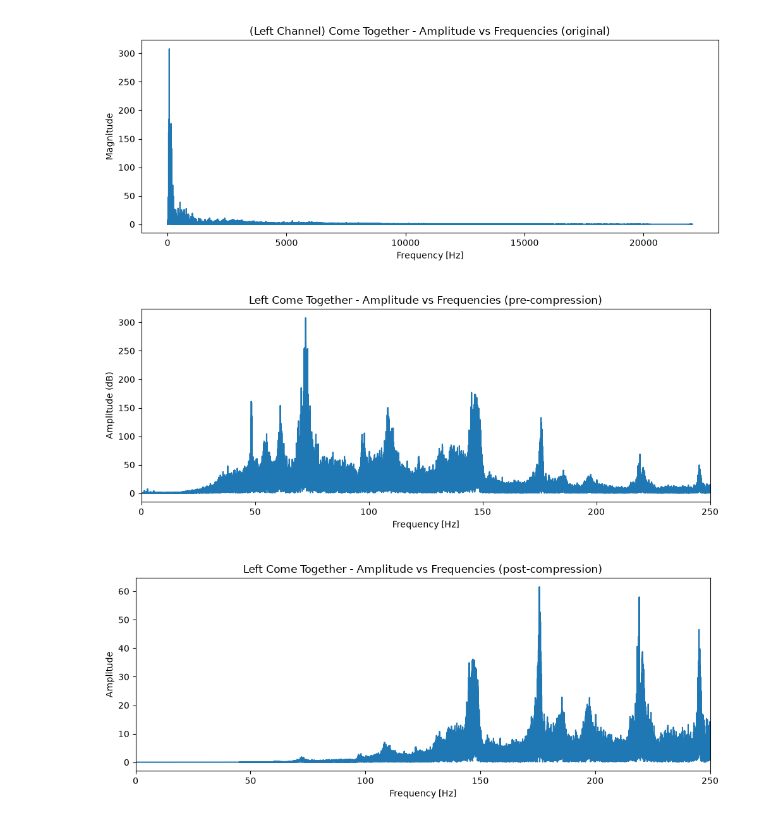
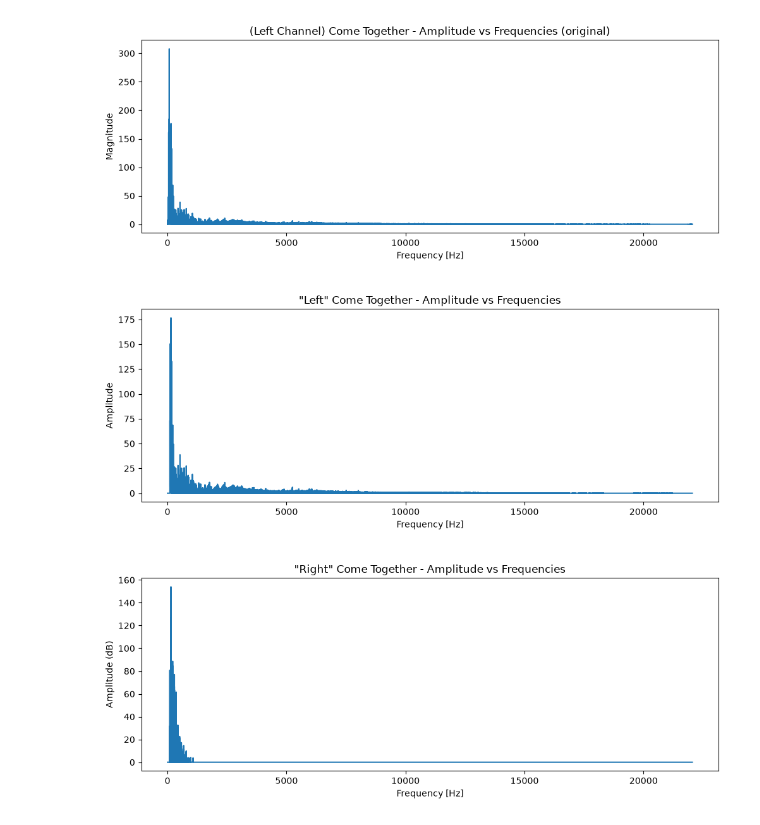
Before and after one commit to EranMaor/Audio-Processing, a Jupyter notebook: fourier.ipynb, the cells around one changed output. Drawn from its saved outputs; the diff is of its cells as text; code cells hidden in the pictures.

```diff
--- a/fourier.ipynb
+++ b/fourier.ipynb
@@ -121,19 +127,20 @@ def remove_dc_offset(f_transform):
     return amplitude, f_transform
 # %%
 def adjust_frequencies(sample_rate, f_transform, f, min_freq):
-    nyq = 0.5 * sample_rate # Nyquist frequency (half of sampling rate)
-
-    #35Hz to #20kHz for JBL Bar500; 200Hz to #16kHz for iPhone (but just dealing with HPF)
+    #35Hz to 20kHz for JBL Bar500; 200Hz to 16kHz for iPhone (but just dealing with HPF); 100Hz to 20kHz for Amazon Echo Dot Gen. 2
     #find indices by sampling frequency/#samples * frequency
     length = f_transform.size
     delta_f = sample_rate/((length-1)*2)
     min_freq_index = int(min_freq/delta_f)+1
 
-    #apply HPF to frequencies below the cutoff
-    #nth order attenuation has slope 6n(dB/octave)
-    b, a = signal.butter(N=5, Wn=min_freq, btype='highpass', fs=sample_rate, output='ba')
-    _, h = signal.freqz(b, a, worN=f, fs=sample_rate)
-    f_transform = f_transform * h
+    # #apply HPF to frequencies below the cutoff
+    # #nth order attenuation has slope 6n(dB/octave)
+    # b, a = signal.butter(N=5, Wn=min_freq, btype='highpass', fs=sample_rate, output='ba')
+    # _, h = signal.freqz(b, a, worN=f, fs=sample_rate)
+    # f_transform = f_transform * h
+
+    #apply hard hpf
+    f_transform[:min_freq_index] = 0
 
 
     amplitude = np.abs(f_transform) / length
@@ -174,12 +195,11 @@ def missing_fundamental(sample_rate, f_transform):
 # %%
-# al, ftl = missing_fundamental(sample_rate, left_f_transform.copy())
-# left_amplitude_new, left_f_transform_new = adjust_frequencies(sample_rate, ftl.copy(), f, 200)
-left_amplitude_new, left_f_transform_new= adjust_frequencies(sample_rate, left_f_transform.copy(), f, 200)
+right_amplitude, right = missing_fundamental(sample_rate, left_f_transform.copy(), 100)
+left_amplitude_new, left = adjust_frequencies(sample_rate, left_f_transform.copy(), f, 100)
 
-plot(f, left_amplitude,  'Left Come Together - Amplitude vs Frequencies (pre-compression)', 'Frequency [Hz]', 'Amplitude (dB)', xmax=250)
-plot(f, left_amplitude_new,  'Left Come Together - Amplitude vs Frequencies (post-compression)', 'Frequency [Hz]', 'Amplitude', xmax=250)
+plot(f, left_amplitude_new,  '"Left" Come Together - Amplitude vs Frequencies', 'Frequency [Hz]', 'Amplitude')
+plot(f, right_amplitude,  '"Right" Come Together - Amplitude vs Frequencies', 'Frequency [Hz]', 'Amplitude (dB)')
 # %% [output]
-[figure, old version]
+[figure, new version]
-[figure, old version]
+[figure, new version]
 # %%
 def inverse_transform(left, right, sample_rate, output_filename):
```
Also changed, not shown: parts of 6 cells of this notebook, 4 other files.
